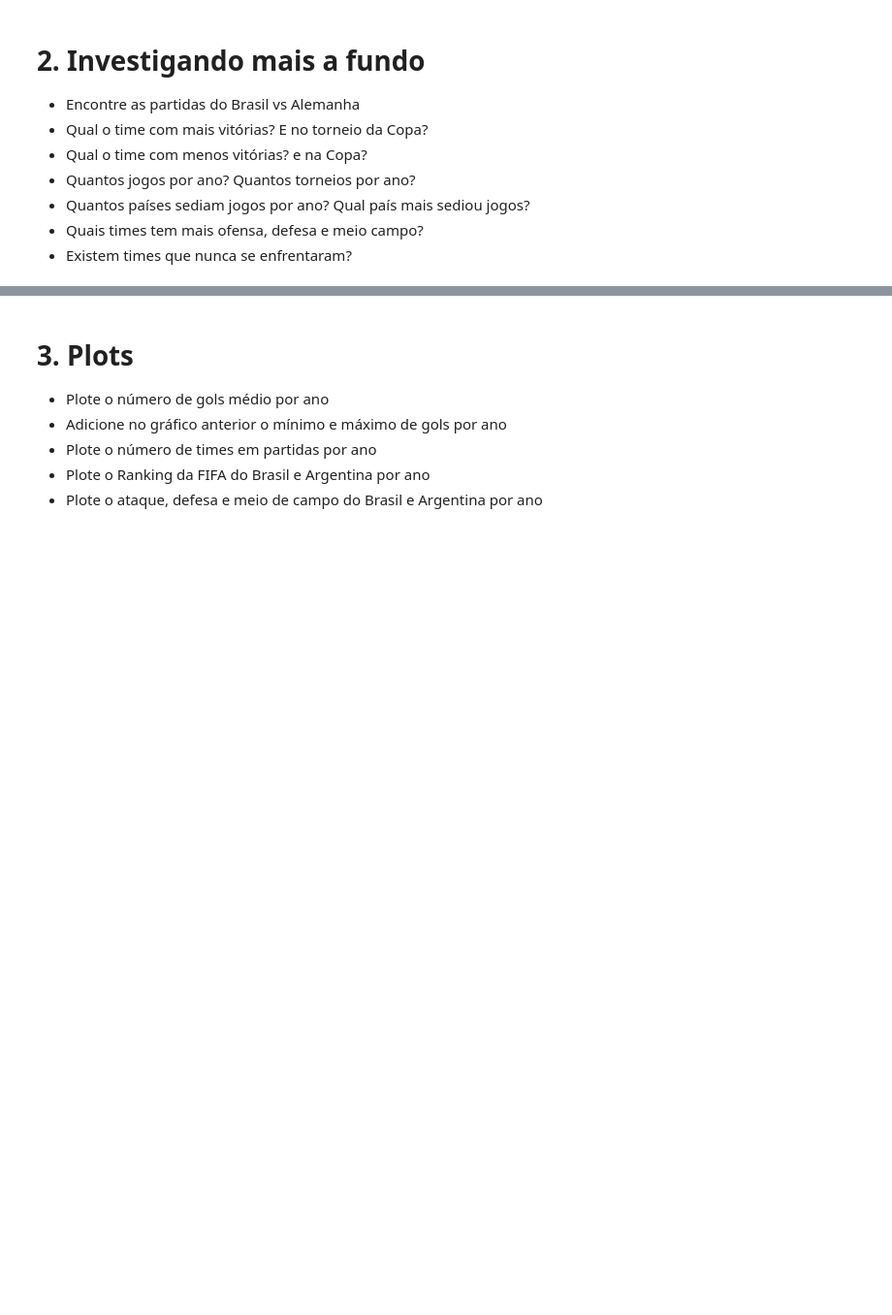
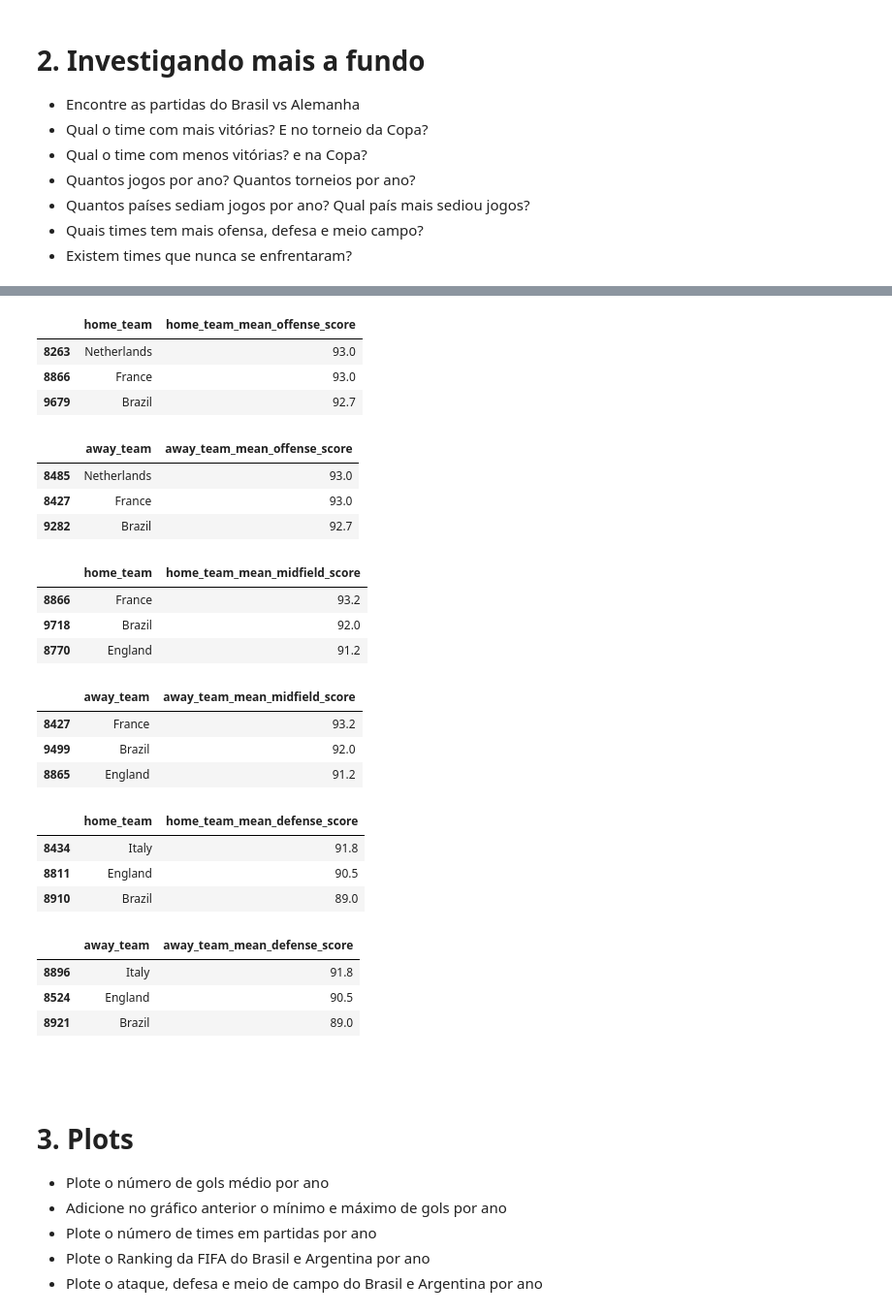
Before and after one commit to lgabs/copa22-forecast, a Jupyter notebook: code/lessons/Aula 1 - Análise de Dados.ipynb, the cells around one changed output, grey strips where cells are left out. Shown: that part at 97% size. Drawn from its saved outputs; the diff is of its cells as text; code cells hidden in the pictures; blank space fills up the shorter version.

```diff
--- a/code/lessons/Aula 1 - Análise de Dados.ipynb
+++ b/code/lessons/Aula 1 - Análise de Dados.ipynb
@@ -626,3 +575,59 @@ NameError: name 'team_defene_away' is not defined
+# %%
+# time com mais ofensiva em casa
+team_offense = tecnica.sort_values('home_team_mean_offense_score', ascending=False)
+team_offense[['home_team', 'home_team_mean_offense_score']].drop_duplicates(subset='home_team').head(3)
+# %% [output]
+|  | home_team | home_team_mean_offense_score |
+| 8263 | Netherlands | 93.0 |
+| 8866 | France | 93.0 |
+| 9679 | Brazil | 92.7 |
+# %%
+# time com mais ofensiva fora
+team_offense_away = tecnica.sort_values('away_team_mean_offense_score', ascending=False)
+team_offense_away[['away_team', 'away_team_mean_offense_score']].drop_duplicates(subset='away_team').head(3)
+# %% [output]
+|  | away_team | away_team_mean_offense_score |
+| 8485 | Netherlands | 93.0 |
+| 8427 | France | 93.0 |
+| 9282 | Brazil | 92.7 |
+# %%
+#time com melhor meio de campo em casa
+team_midfield = tecnica.sort_values('home_team_mean_midfield_score', ascending=False)
+team_midfield[['home_team', 'home_team_mean_midfield_score']].drop_duplicates(subset='home_team').head(3)
+# %% [output]
+|  | home_team | home_team_mean_midfield_score |
+| 8866 | France | 93.2 |
+| 9718 | Brazil | 92.0 |
+| 8770 | England | 91.2 |
+# %%
+#time com melhor meio de campo fora
+team_midfield_away = tecnica.sort_values('away_team_mean_midfield_score', ascending=False)
+team_midfield_away[['away_team', 'away_team_mean_midfield_score']].drop_duplicates(subset='away_team').head(3)
+# %% [output]
+|  | away_team | away_team_mean_midfield_score |
+| 8427 | France | 93.2 |
+| 9499 | Brazil | 92.0 |
+| 8865 | England | 91.2 |
+# %%
+#time com maior defesa em casa
+team_defense = tecnica.sort_values('home_team_mean_defense_score', ascending=False)
+team_defense[['home_team', 'home_team_mean_defense_score']].drop_duplicates(subset='home_team').head(3)
+# %% [output]
+|  | home_team | home_team_mean_defense_score |
+| 8434 | Italy | 91.8 |
+| 8811 | England | 90.5 |
+| 8910 | Brazil | 89.0 |
+# %%
+#time com maior defesa fora
+team_defense_away = tecnica.sort_values('away_team_mean_defense_score', ascending=False)
+team_defense_away[['away_team', 'away_team_mean_defense_score']].drop_duplicates(subset='away_team').head(3)
+# %% [output]
+|  | away_team | away_team_mean_defense_score |
+| 8896 | Italy | 91.8 |
+| 8524 | England | 90.5 |
+| 8921 | Brazil | 89.0 |
+# %% [markdown]
+<br>
 # %% [markdown]
 
 
```
Also changed, not shown: parts of 68 cells of this notebook.
